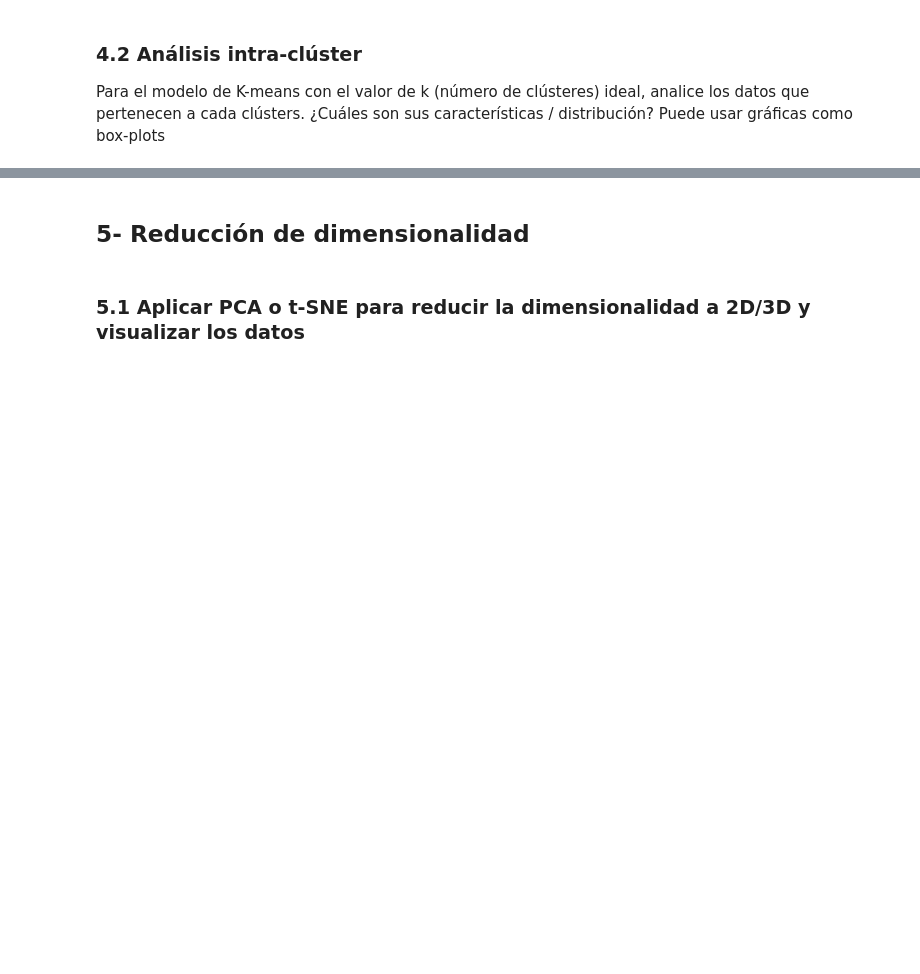
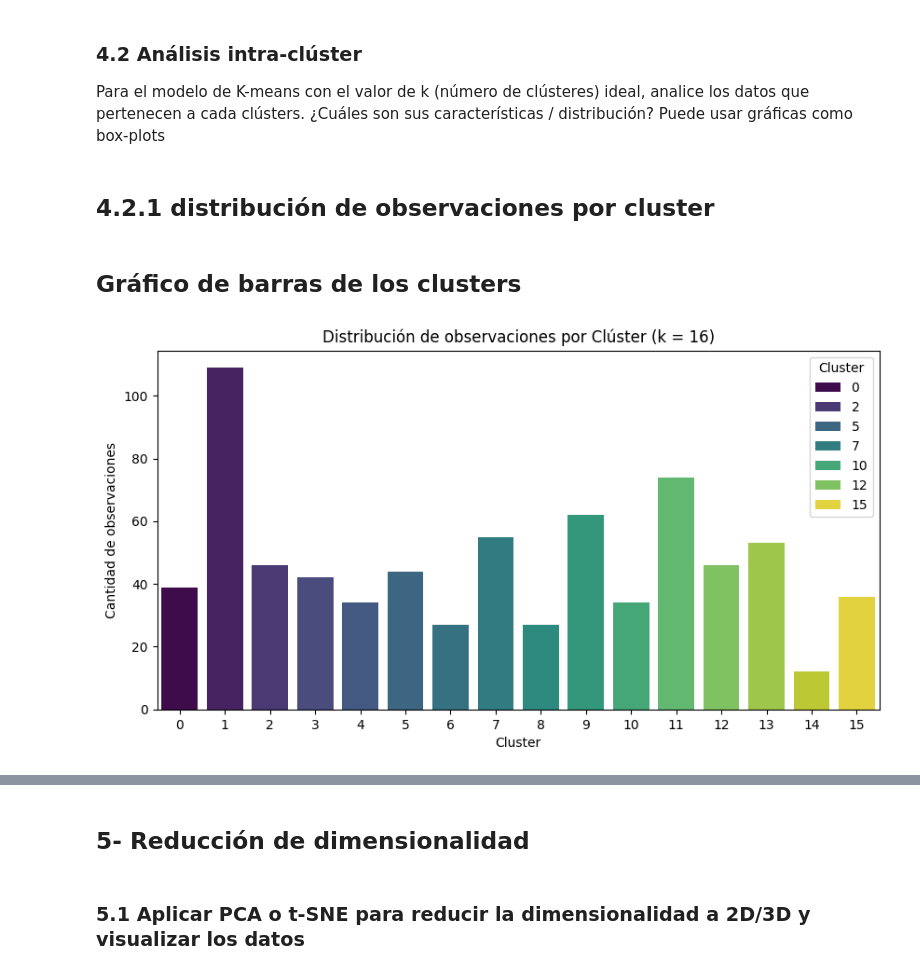
Before and after one commit to Bustagar/APRENDIZAJE-AUTOMATICO-1, a Jupyter notebook: TP2_AA1_aprendizaje_no_supervisado(Resuelto).ipynb, the cells around one changed output, grey strips where cells are left out. Drawn from its saved outputs; the diff is of its cells as text; code cells hidden in the pictures; blank space fills up the shorter version.

```diff
--- a/TP2_AA1_aprendizaje_no_supervisado(Resuelto).ipynb
+++ b/TP2_AA1_aprendizaje_no_supervisado(Resuelto).ipynb
@@ -387,0 +424,8 @@ En este apartado aplicará clustering sobre los datos obtenidos del paso 3)
+# %%
+# Aplicar K-Means con el número óptimo de clusters
+kmeans_final = KMeans(n_clusters=16, n_init=30, random_state=1)
+kmeans_final.fit(features_scaled)
+
+# Obtención de etiquetas y coordenadas de centroides
+labels = kmeans_final.labels_ # Etiquetas de los clusters asignadas a cada punto
+centroids = kmeans_final.cluster_centers_ # Coordenadas de los centroides de los grupos
@@ -389,3 +441,24 @@ En este apartado aplicará clustering sobre los datos obtenidos del paso 3)
 ### 4.2 Análisis intra-clúster
 
 Para el modelo de K-means con el valor de k (número de clústeres) ideal, analice los datos que pertenecen a cada clústers. ¿Cuáles son sus características / distribución? Puede usar gráficas como box-plots
+# %% [markdown]
+## 4.2.1 distribución de observaciones por cluster
+# %% [markdown]
+## Gráfico de barras de los clusters
+# %%
+# Agregar a las observaciones originales sus labels correspondientes
+features_labels = features.copy()
+features_labels["Cluster"] = labels
+
+# Contar número de observaciones por clúster
+cluster_counts = features_labels["Cluster"].value_counts().sort_index()
+
+# Visualizar con un gráfico de barras
+plt.figure(figsize=(10, 5))
+sns.barplot(x=cluster_counts.index, y=cluster_counts.values, hue=cluster_counts.index, palette="viridis")
+plt.xlabel("Cluster")
+plt.ylabel("Cantidad de observaciones")
+plt.title(f"Distribución de observaciones por Clúster (k = {len(cluster_counts)})")
+plt.show()
+# %% [output]
+[figure, added]
```
Also changed, not shown: parts of 60 cells of this notebook.
